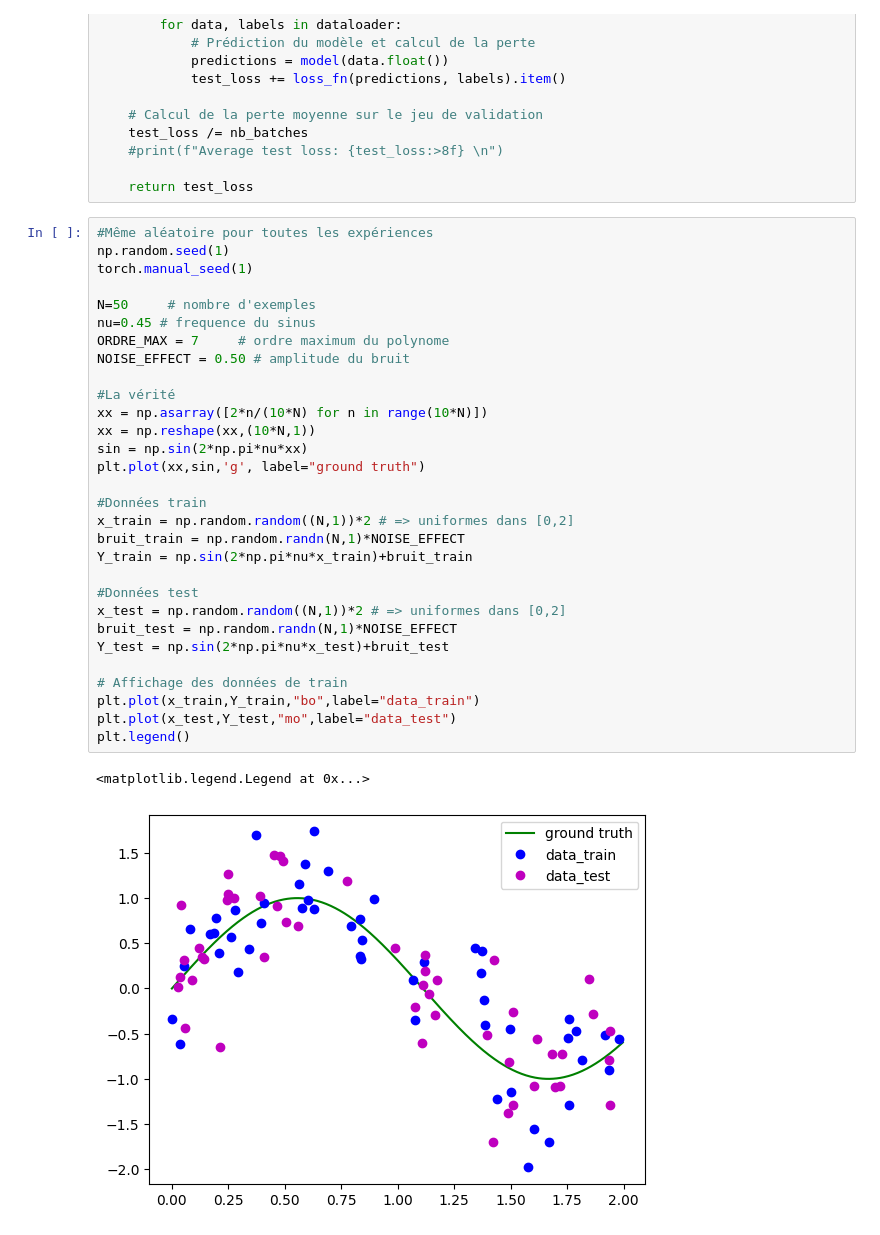
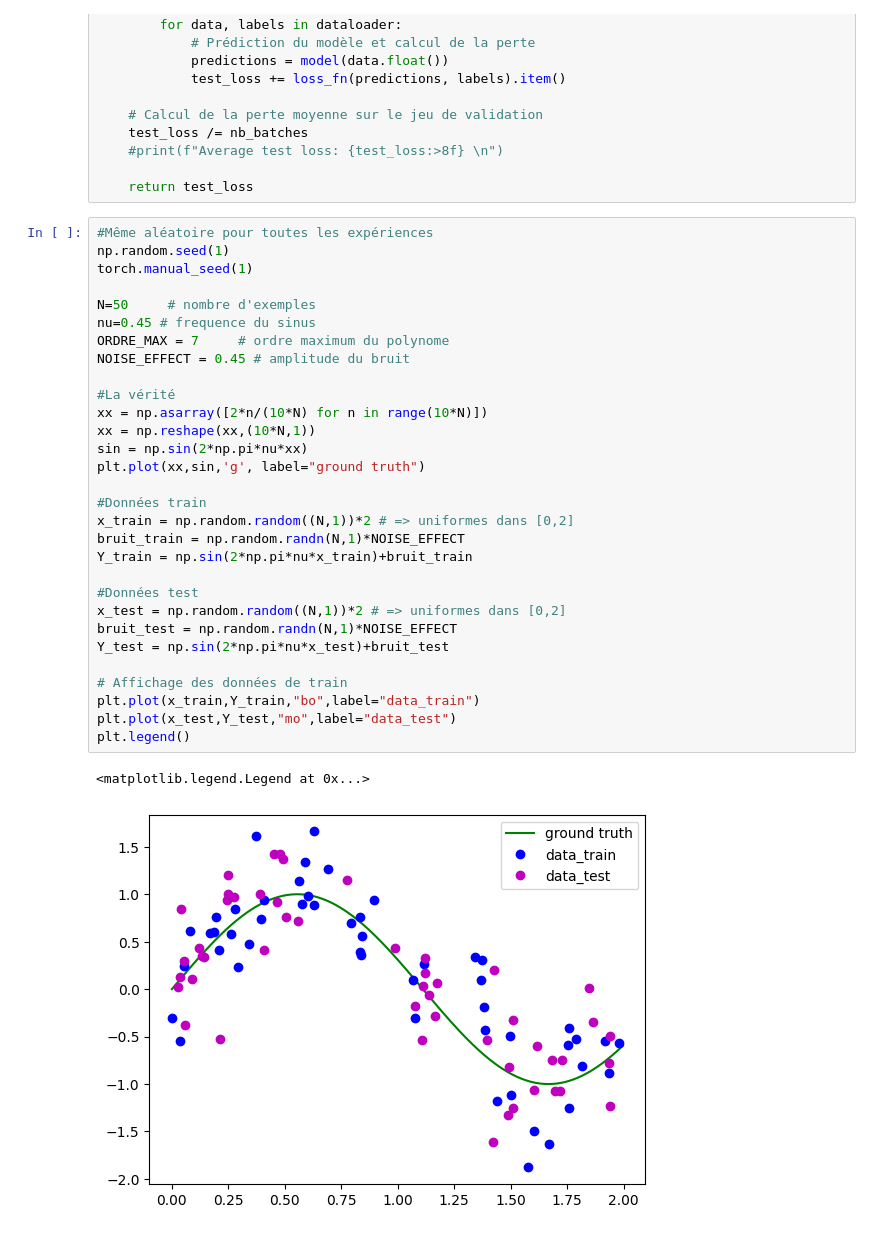
Before and after one commit to RodrigoFernandes-DA/TPs_Univ, a Jupyter notebook: Apprentissage profond/TP1/tp1_regression.ipynb, the cells around one changed output. Cells and saved outputs as stored; diff of their text form.

```diff
--- a/Apprentissage profond/TP1/tp1_regression.ipynb
+++ b/Apprentissage profond/TP1/tp1_regression.ipynb
@@ -277,35 +278,35 @@ def test_loop(dataloader, model, loss_fn):
 #Même aléatoire pour toutes les expériences
 np.random.seed(1)
 torch.manual_seed(1)
 
 N=50     # nombre d'exemples
 nu=0.45 # frequence du sinus
 ORDRE_MAX = 7     # ordre maximum du polynome
-NOISE_EFFECT = 0.50 # amplitude du bruit
+NOISE_EFFECT = 0.45 # amplitude du bruit
 
 #La vérité
 xx = np.asarray([2*n/(10*N) for n in range(10*N)])
 xx = np.reshape(xx,(10*N,1))
 sin = np.sin(2*np.pi*nu*xx)
 plt.plot(xx,sin,'g', label="ground truth")
 
 #Données train
 x_train = np.random.random((N,1))*2 # => uniformes dans [0,2]
 bruit_train = np.random.randn(N,1)*NOISE_EFFECT
 Y_train = np.sin(2*np.pi*nu*x_train)+bruit_train
 
 #Données test
 x_test = np.random.random((N,1))*2 # => uniformes dans [0,2]
 bruit_test = np.random.randn(N,1)*NOISE_EFFECT
 Y_test = np.sin(2*np.pi*nu*x_test)+bruit_test
 
 # Affichage des données de train
 plt.plot(x_train,Y_train,"bo",label="data_train")
 plt.plot(x_test,Y_test,"mo",label="data_test")
 plt.legend()
 # %% [output]
 <matplotlib.legend.Legend at 0x...>
-[figure, old version]
+[figure, new version]
 # %%
 from torch.utils.data import DataLoader
 
```
Also changed, not shown: parts of 5 cells of this notebook, 4 other files.
